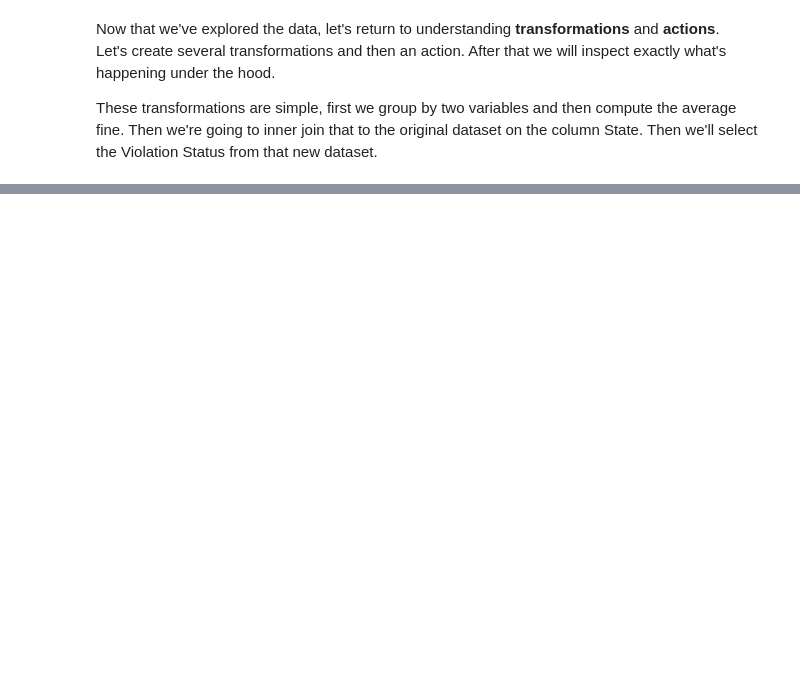
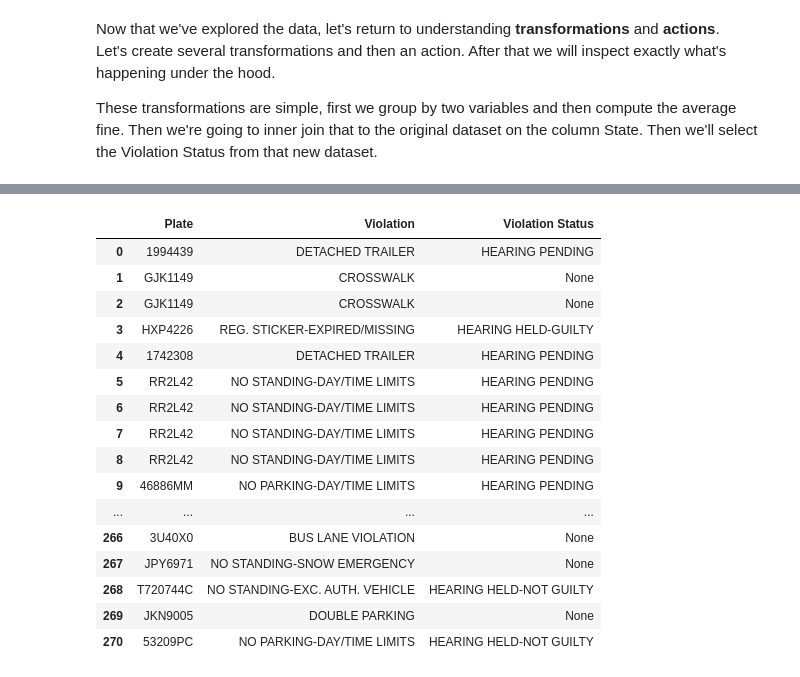
Before and after one commit to cnoam/spark-course, a Jupyter notebook: work/00 Dataframe operations.ipynb, the cells around one changed output, grey strips where cells are left out. Saved outputs shown, nothing was run; the diff lists cells and outputs as text; code cells hidden in the pictures; blank space fills up the shorter version.

Commit message:
Add data and more

```diff
--- a/work/00 Dataframe operations.ipynb
+++ b/work/00 Dataframe operations.ipynb
@@ -85,0 +192,4 @@ df2.count()
+# %%
+# we can convert to Pandas IF the data can fit into one node
+df2.to_pandas_on_spark()
+# %% [output]
@@ -85,0 +201,17 @@ df2.count()
+|  | Plate | Violation | Violation Status |
+| 0 | 1994439 | DETACHED TRAILER | HEARING PENDING |
+| 1 | GJK1149 | CROSSWALK | None |
+| 2 | GJK1149 | CROSSWALK | None |
+| 3 | HXP4226 | REG. STICKER-EXPIRED/MISSING | HEARING HELD-GUILTY |
+| 4 | 1742308 | DETACHED TRAILER | HEARING PENDING |
+| 5 | RR2L42 | NO STANDING-DAY/TIME LIMITS | HEARING PENDING |
+| 6 | RR2L42 | NO STANDING-DAY/TIME LIMITS | HEARING PENDING |
+| 7 | RR2L42 | NO STANDING-DAY/TIME LIMITS | HEARING PENDING |
+| 8 | RR2L42 | NO STANDING-DAY/TIME LIMITS | HEARING PENDING |
+| 9 | 46886MM | NO PARKING-DAY/TIME LIMITS | HEARING PENDING |
+| ... | ... | ... | ... |
+| 266 | 3U40X0 | BUS LANE VIOLATION | None |
+| 267 | JPY6971 | NO STANDING-SNOW EMERGENCY | None |
+| 268 | T720744C | NO STANDING-EXC. AUTH. VEHICLE | HEARING HELD-NOT GUILTY |
+| 269 | JKN9005 | DOUBLE PARKING | None |
+| 270 | 53209PC | NO PARKING-DAY/TIME LIMITS | HEARING HELD-NOT GUILTY |
```
Also changed, not shown: parts of 10 cells of this notebook, 31 other files.
